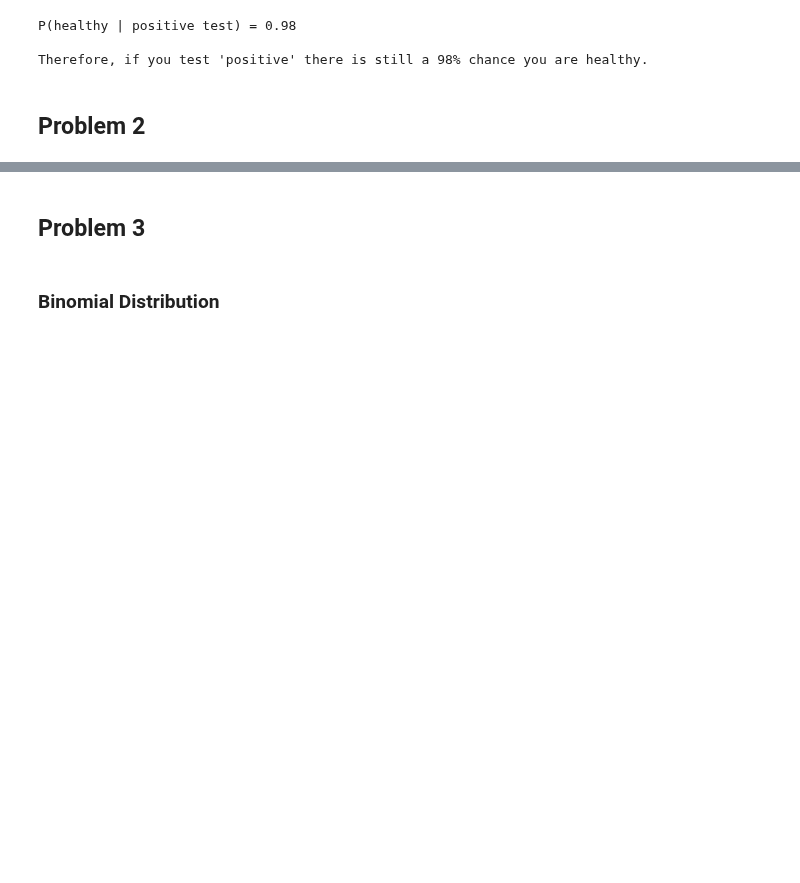
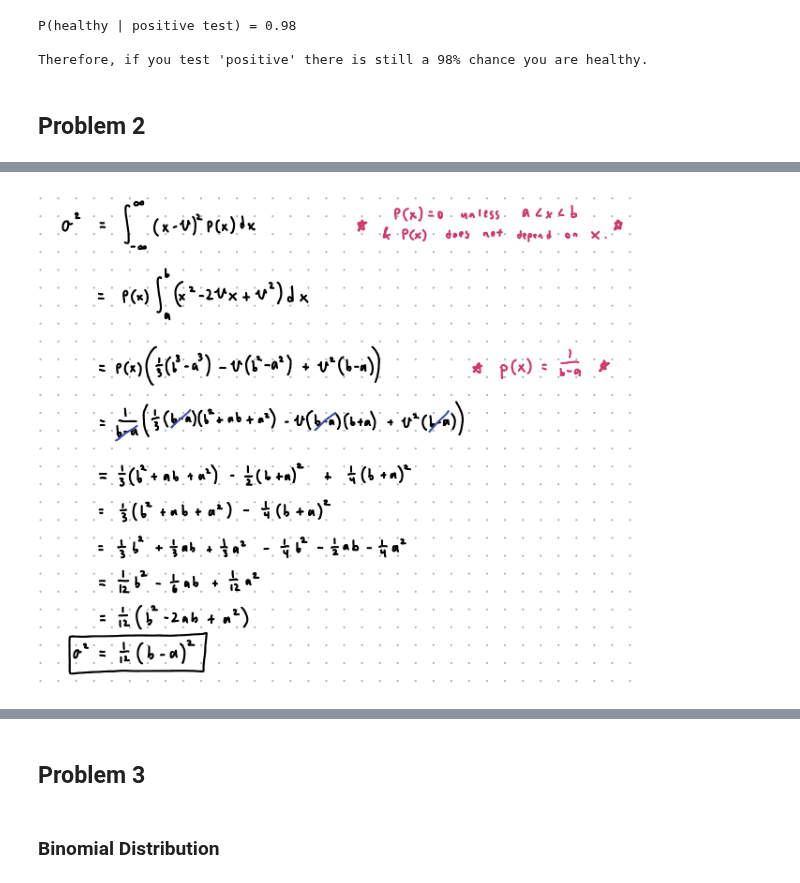
Before and after one commit to AutumnPearce/ASTR340, a Jupyter notebook: hws/hw2.ipynb, the cells around one changed output, grey strips where cells are left out. Drawn from its saved outputs; the diff is of its cells as text; code cells hidden in the pictures; blank space fills up the shorter version.

```diff
--- a/hws/hw2.ipynb
+++ b/hws/hw2.ipynb
@@ -33,2 +37,6 @@ Therefore, if you test 'positive' there is still a 98% chance you are healthy.
+# %%
+display(Image('hw2p2_2.png', width=600))
+# %% [output]
+[figure, added]
 # %% [markdown]
 ### skewness
```
Also changed, not shown: parts of 8 cells of this notebook, 2 other files.
